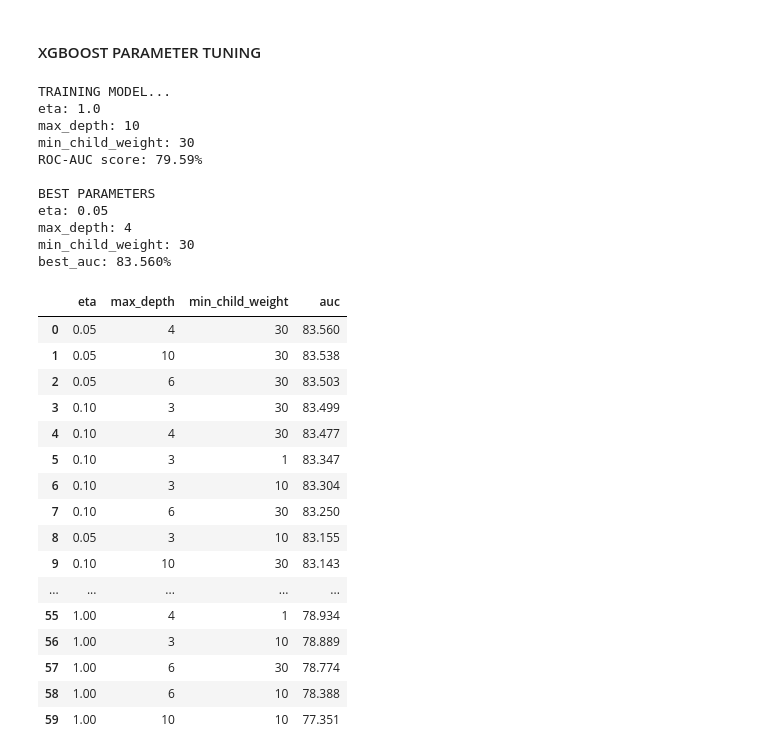
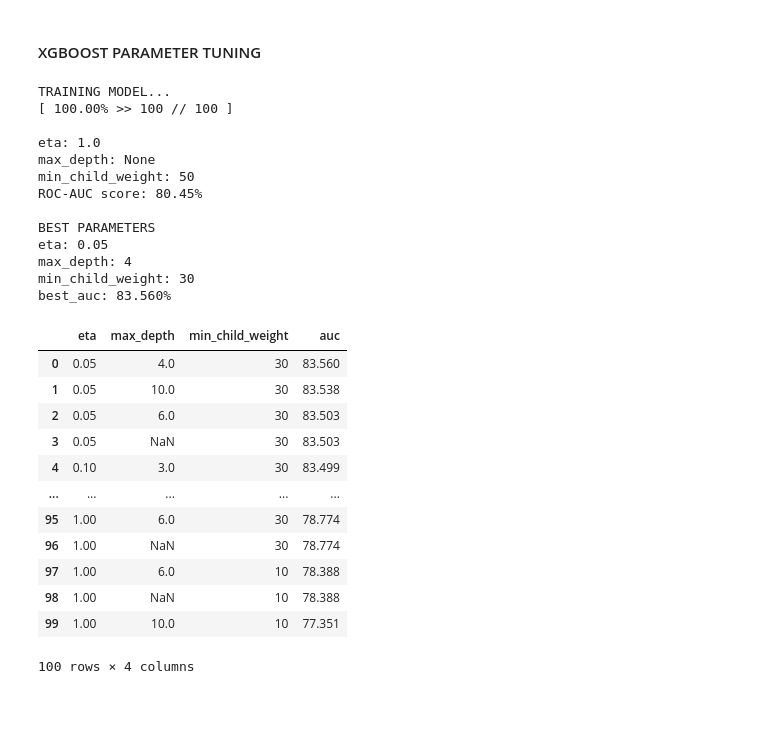
Before and after one commit to niltonPegass/ML_zoomcamp, a Jupyter notebook: ML_zoomcamp/06_trees/homework_trees.ipynb, the cells around one changed output. Cells and saved outputs as stored; diff of their text form; code cells hidden in the pictures; blank space fills up the shorter version.

```diff
--- a/ML_zoomcamp/06_trees/homework_trees.ipynb
+++ b/ML_zoomcamp/06_trees/homework_trees.ipynb
@@ -816,8 +816,8 @@ Parameter tuning is essential to unlock XGBoost's full potential safely.
 # %%
 xgb_grid = {
     'eta': [0.01, 0.05, 0.1, 0.3, 1.0],
-    'max_depth': [3, 4, 6, 10],
-    'min_child_weight': [1, 10, 30],
+    'max_depth': [3, 4, 6, 10, None],
+    'min_child_weight': [1, 10, 30, 50],
 }
 
 # xgb_grid = {
@@ -826,9 +826,13 @@ xgb_grid = {
 #     'min_child_weight': [30],
 # }
 
+
 df_scores = []
 best_auc = 0
 best_params = None
+model_count = 1
+number_of_models = len(xgb_grid['eta']) * len(xgb_grid['max_depth']) * len(xgb_grid['min_child_weight'])
+print(f'Training {number_of_models} models...')
 
 for eta in xgb_grid['eta']:
     for max_depth in xgb_grid['max_depth']:
@@ -855,53 +859,55 @@ for eta in xgb_grid['eta']:
             clear_output(wait=True)
 
             print('TRAINING MODEL...')
+            print(f'[ {(model_count / number_of_models):.2%} >> {model_count} // {number_of_models} ]')
+            print()
             print(f'eta: {eta}')
             print(f'max_depth: {max_depth}')
             print(f'min_child_weight: {min_child_weight}')
             print(f'ROC-AUC score: {auc:.2f}%')
             print()
 
             df_scores.append((eta, max_depth, min_child_weight, auc))
 
             if auc > best_auc:
                 best_auc = auc
                 best_params = (eta, max_depth, min_child_weight)
 
+            model_count += 1
+
 df_scores = pd.DataFrame(df_scores, columns=['eta', 'max_depth', 'min_child_weight', 'auc'])
 df_scores = df_scores.sort_values('auc', ascending=False).reset_index(drop=True)
 
 print('BEST PARAMETERS')
 print(f'eta: {best_params[0]}')
 print(f'max_depth: {best_params[1]}')
 print(f'min_child_weight: {best_params[2]}')
 print(f'best_auc: {best_auc:.3f}%')
 df_scores.round(3)
 # %% [output]
 TRAINING MODEL...
+[ 100.00% >> 100 // 100 ]
+
 eta: 1.0
-max_depth: 10
-min_child_weight: 30
-ROC-AUC score: 79.59%
+max_depth: None
+min_child_weight: 50
+ROC-AUC score: 80.45%
 
 BEST PARAMETERS
 eta: 0.05
 max_depth: 4
 min_child_weight: 30
 best_auc: 83.560%
 |  | eta | max_depth | min_child_weight | auc |
-| 0 | 0.05 | 4 | 30 | 83.560 |
-| 1 | 0.05 | 10 | 30 | 83.538 |
-| 2 | 0.05 | 6 | 30 | 83.503 |
-| 3 | 0.10 | 3 | 30 | 83.499 |
-| 4 | 0.10 | 4 | 30 | 83.477 |
-| 5 | 0.10 | 3 | 1 | 83.347 |
-| 6 | 0.10 | 3 | 10 | 83.304 |
-| 7 | 0.10 | 6 | 30 | 83.250 |
-| 8 | 0.05 | 3 | 10 | 83.155 |
-| 9 | 0.10 | 10 | 30 | 83.143 |
+| 0 | 0.05 | 4.0 | 30 | 83.560 |
+| 1 | 0.05 | 10.0 | 30 | 83.538 |
+| 2 | 0.05 | 6.0 | 30 | 83.503 |
+| 3 | 0.05 | NaN | 30 | 83.503 |
+| 4 | 0.10 | 3.0 | 30 | 83.499 |
 | ... | ... | ... | ... | ... |
-| 55 | 1.00 | 4 | 1 | 78.934 |
-| 56 | 1.00 | 3 | 10 | 78.889 |
-| 57 | 1.00 | 6 | 30 | 78.774 |
-| 58 | 1.00 | 6 | 10 | 78.388 |
-| 59 | 1.00 | 10 | 10 | 77.351 |
+| 95 | 1.00 | 6.0 | 30 | 78.774 |
+| 96 | 1.00 | NaN | 30 | 78.774 |
+| 97 | 1.00 | 6.0 | 10 | 78.388 |
+| 98 | 1.00 | NaN | 10 | 78.388 |
+| 99 | 1.00 | 10.0 | 10 | 77.351 |
+100 rows × 4 columns
```
